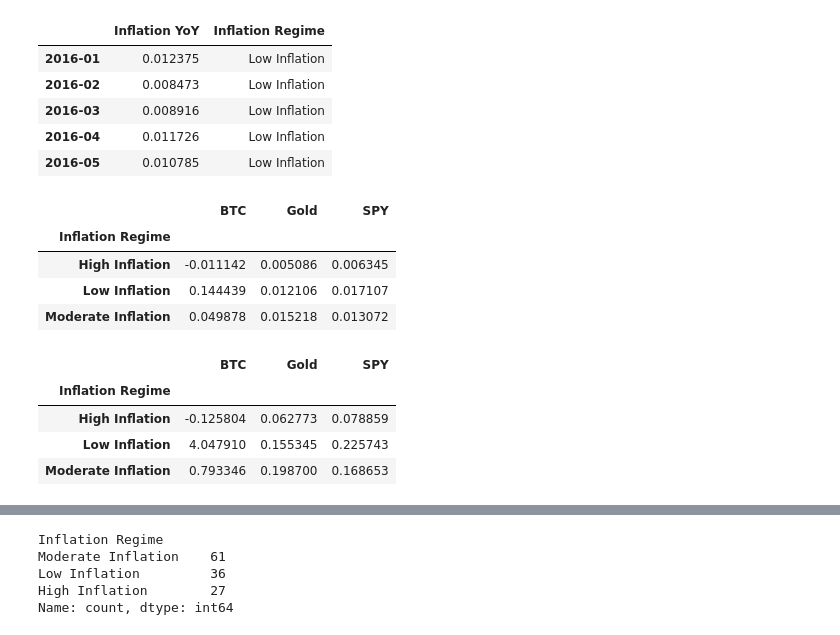
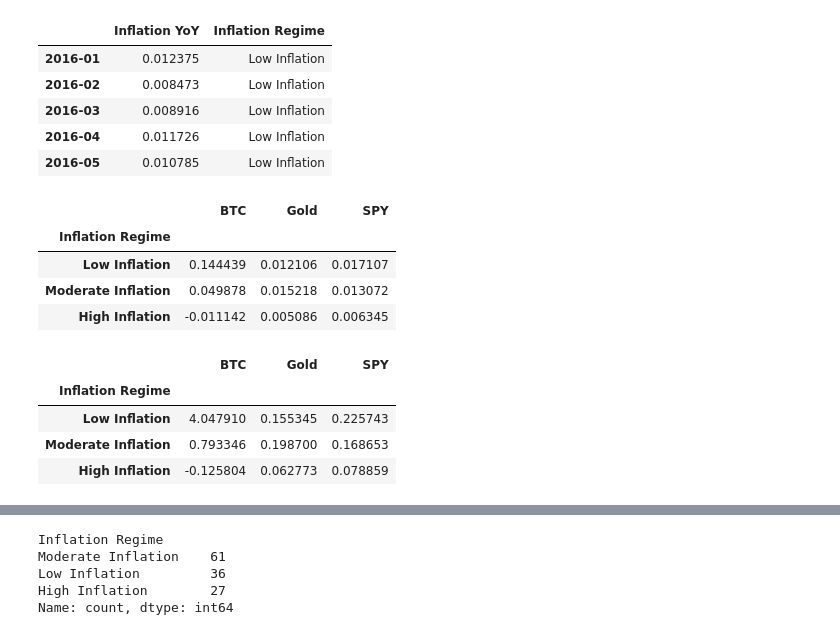
Before and after one commit to alexanderdz05/bitcoin-digital-gold, a Jupyter notebook: notebooks/btc_analysis.ipynb, the cells around one changed output, grey strips where cells are left out. Saved outputs shown, nothing was run; the diff lists cells and outputs as text; code cells hidden in the pictures.

```diff
--- a/notebooks/btc_analysis.ipynb
+++ b/notebooks/btc_analysis.ipynb
@@ -401,25 +397,37 @@ regime_data[["Inflation YoY", "Inflation Regime"]].head()
 # %%
 regime_returns = (
     regime_data.groupby("Inflation Regime")[["BTC", "Gold", "SPY"]].mean()
 )
+order = [
+    "Low Inflation",
+    "Moderate Inflation",
+    "High Inflation"
+]
+regime_returns = regime_returns.reindex(order)
 regime_returns
 # %% [output]
 |  | BTC | Gold | SPY |
 | Inflation Regime |  |  |  |
-| High Inflation | -0.011142 | 0.005086 | 0.006345 |
 | Low Inflation | 0.144439 | 0.012106 | 0.017107 |
 | Moderate Inflation | 0.049878 | 0.015218 | 0.013072 |
+| High Inflation | -0.011142 | 0.005086 | 0.006345 |
 # %%
 annualized_regime_returns = (
     (1 + regime_returns) ** 12 - 1
 )
+order = [
+    "Low Inflation",
+    "Moderate Inflation",
+    "High Inflation"
+]
+annualized_regime_returns = annualized_regime_returns.reindex(order)
 annualized_regime_returns
 # %% [output]
 |  | BTC | Gold | SPY |
 | Inflation Regime |  |  |  |
-| High Inflation | -0.125804 | 0.062773 | 0.078859 |
 | Low Inflation | 4.047910 | 0.155345 | 0.225743 |
 | Moderate Inflation | 0.793346 | 0.198700 | 0.168653 |
+| High Inflation | -0.125804 | 0.062773 | 0.078859 |
 # %%
 annualized_regime_returns.plot(
     kind="bar",
```
Also changed, not shown: parts of 63 cells of this notebook, 21 other files.
